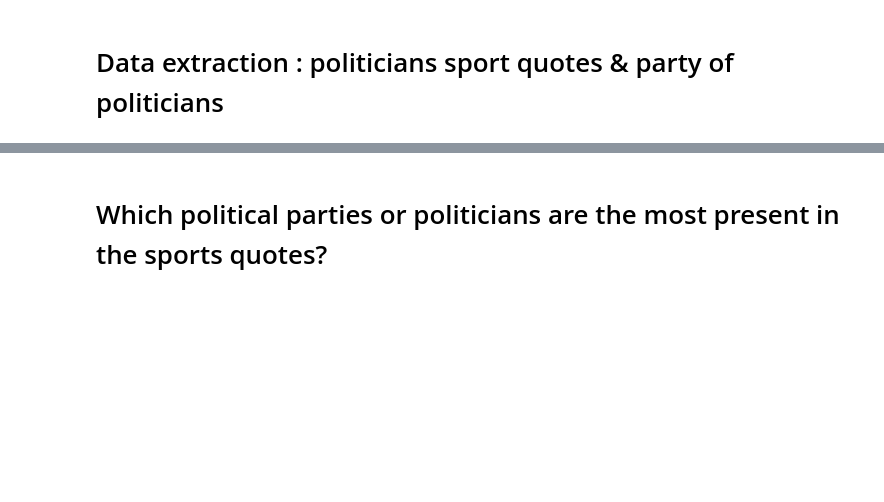
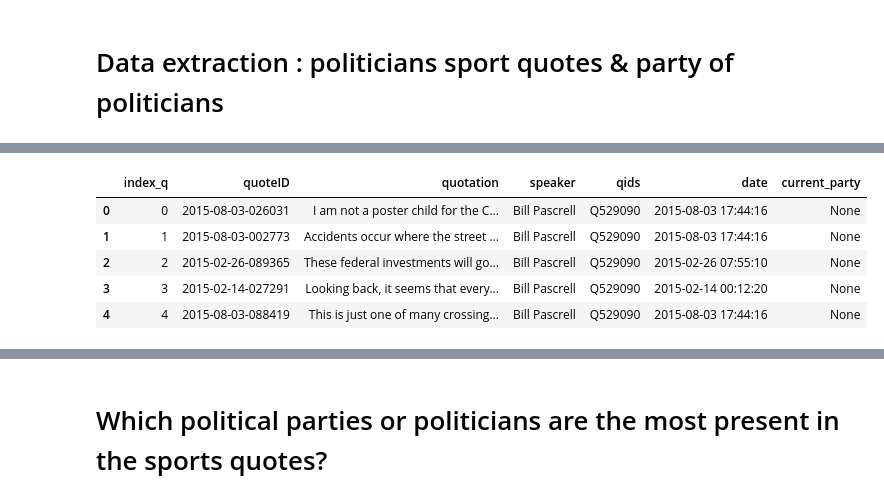
Before and after one commit to epfl-ada/ada-2021-project-gag, a Jupyter notebook: Fran.ipynb, the cells around one changed output, grey strips where cells are left out. Cells and saved outputs as stored; diff of their text form; code cells hidden in the pictures; blank space fills up the shorter version.

```diff
--- a/Fran.ipynb
+++ b/Fran.ipynb
@@ -54,12 +54,0 @@ df.head()
-# %%
-manager = QueryManager()
-
-current_party = []
-for i in range(df.shape[0]) :
-    date = str(df['quoteID'].loc[i][0:7])
-    #print(date)
-    current_party.append(manager.search_politician_party(df['qids'].loc[i], date))
-
-df['current_party'] = current_party
-df.head()
-#print(current_party)
@@ -84,0 +68,11 @@ ValueError: month must be in 1..12
+# %%
+df['current_party'] = [None] * df.shape[0]
+#df.loc[2, 'current_party'] = "salut"
+df.head()
+# %% [output]
+|  | index_q | quoteID | quotation | speaker | qids | date | current_party |
+| 0 | 0 | 2015-08-03-026031 | I am not a poster child for the C... | Bill Pascrell | Q529090 | 2015-08-03 17:44:16 | None |
+| 1 | 1 | 2015-08-03-002773 | Accidents occur where the street ... | Bill Pascrell | Q529090 | 2015-08-03 17:44:16 | None |
+| 2 | 2 | 2015-02-26-089365 | These federal investments will go... | Bill Pascrell | Q529090 | 2015-02-26 07:55:10 | None |
+| 3 | 3 | 2015-02-14-027291 | Looking back, it seems that every... | Bill Pascrell | Q529090 | 2015-02-14 00:12:20 | None |
+| 4 | 4 | 2015-08-03-088419 | This is just one of many crossing... | Bill Pascrell | Q529090 | 2015-08-03 17:44:16 | None |
```
Also changed, not shown: parts of 6 cells of this notebook, 2 other files.
